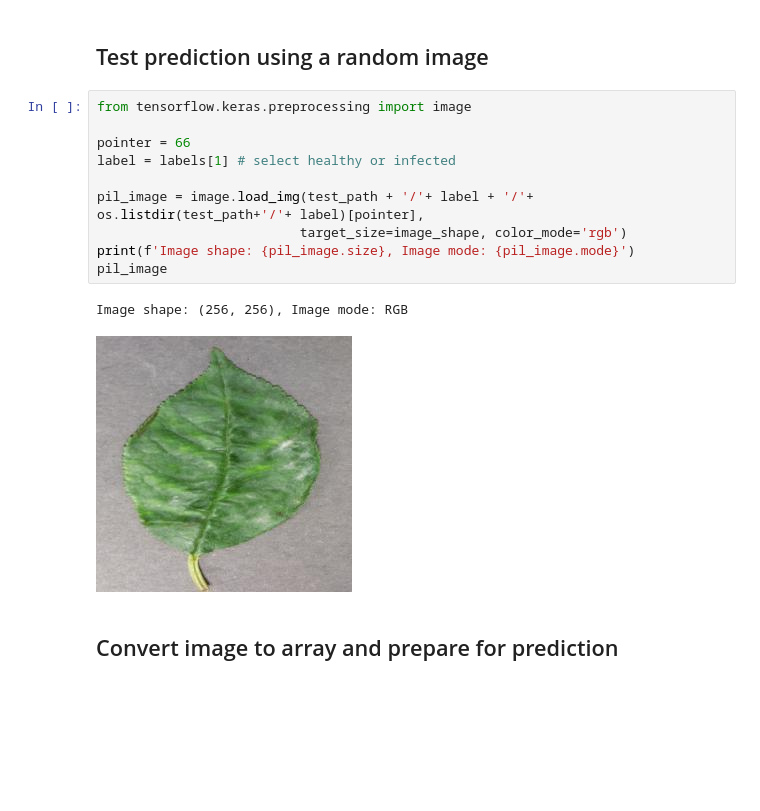
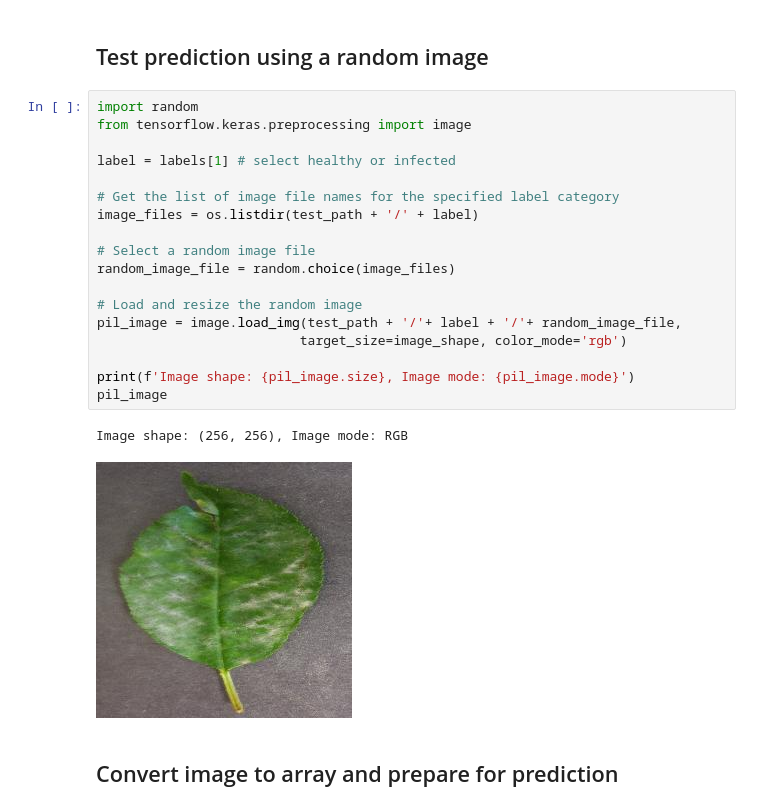
Before and after one commit to Huddy2022/milestone-project-mildew-detection-in-cherry-leaves, a Jupyter notebook: jupyter_notebooks/Modelling and Evaluating.ipynb, the cells around one changed output. Cells and saved outputs as stored; diff of their text form; blank space fills up the shorter version.

Commit message:
fix test prediciton random image in modelling and evaluation notebook

```diff
--- a/jupyter_notebooks/Modelling and Evaluating.ipynb
+++ b/jupyter_notebooks/Modelling and Evaluating.ipynb
@@ -447,18 +449,26 @@ joblib.dump(value=evaluation ,
 # %% [markdown]
 ## Test prediction using a random image
 # %%
+import random
 from tensorflow.keras.preprocessing import image
 
-pointer = 66
 label = labels[1] # select healthy or infected
 
-pil_image = image.load_img(test_path + '/'+ label + '/'+ os.listdir(test_path+'/'+ label)[pointer],
+# Get the list of image file names for the specified label category
+image_files = os.listdir(test_path + '/' + label)
+
+# Select a random image file
+random_image_file = random.choice(image_files)
+
+# Load and resize the random image
+pil_image = image.load_img(test_path + '/'+ label + '/'+ random_image_file,
                           target_size=image_shape, color_mode='rgb')
+
 print(f'Image shape: {pil_image.size}, Image mode: {pil_image.mode}')
 pil_image
 # %% [output]
 Image shape: (256, 256), Image mode: RGB
-[figure, old version]
+[figure, new version]
 # %% [markdown]
 ## Convert image to array and prepare for prediction
 # %%
```
Also changed, not shown: parts of 7 cells of this notebook, 4 other files.
